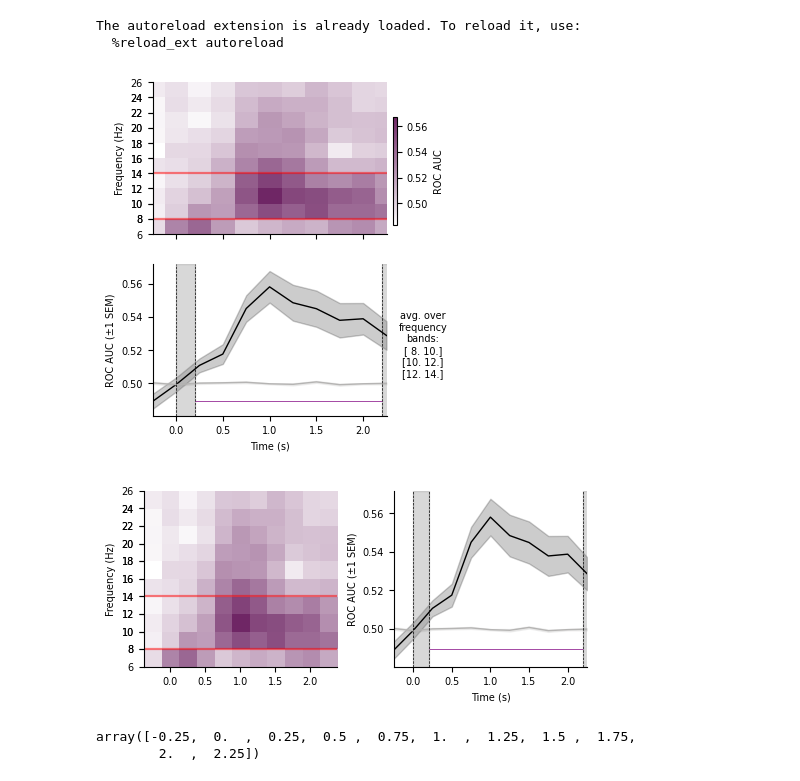
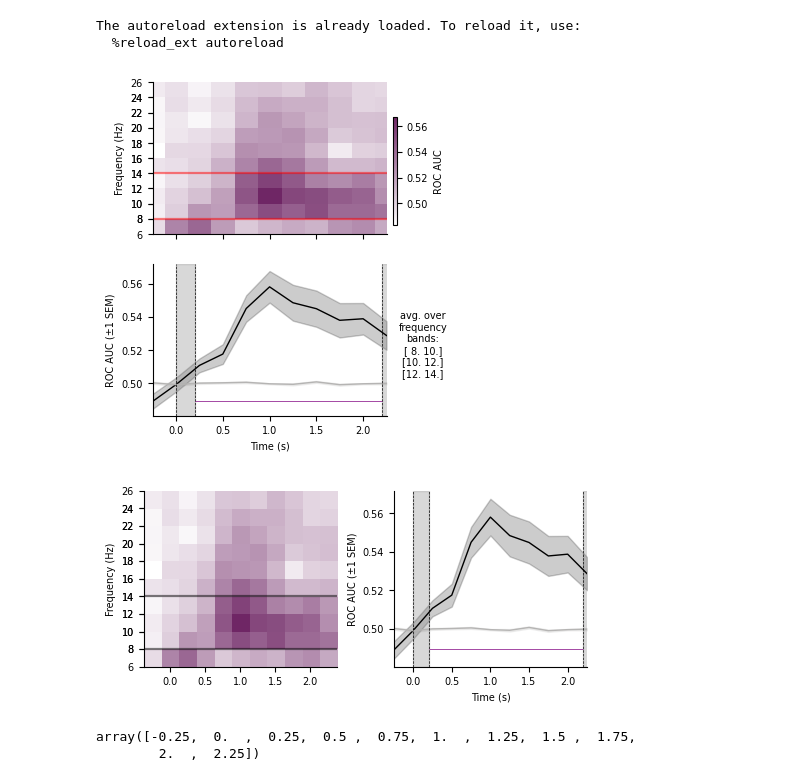
Before and after one commit to eioe/vMemEcc-Analyses, a Jupyter notebook: Analyses_Py/04.3_decoding_csp_plotters.ipynb, the cells around one changed output. Drawn from its saved outputs; the diff is of its cells as text; code cells hidden in the pictures.

```diff
--- a/Analyses_Py/04.3_decoding_csp_plotters.ipynb
+++ b/Analyses_Py/04.3_decoding_csp_plotters.ipynb
@@ -233,6 +231,9 @@ def plot_score_ts(scores_df, plt_dict, sign_clusters=[], p_lvl=0.01, scoring='ro
                  label=p_lvl_str, linewidth=0.5)
     ax.spines['top'].set_visible(False)
     ax.spines['right'].set_visible(False)
+
+    plt.setp(ax.collections, clip_on=False)
+
     # handles, labels = ax.get_legend_handles_labels()
     # n_sgn_clu = None if len(sign_clusters) <= 1 else -(len(sign_clusters)-1)
     # ax.legend(handles=handles[1:n_sgn_clu], labels=labels[1:n_sgn_clu])
@@ -487,35 +488,35 @@ freqs_formatted = '\n'.join([str(f) for f in freqs[idx_freqs_of_intr]])
 txt_ax.text(0.5*(1), 0.5*(1), f'avg. over\nfrequency\nbands:\n{freqs_formatted}',
         horizontalalignment='center',
         verticalalignment='center',
         fontsize=7, color='black',
         transform=txt_ax.transAxes)
 
 fpath = op.join(config.paths['plots'], '10_tfr_decoding')
 helpers.chkmk_dir(fpath)
 fname = op.join(fpath, 'AUC-Load_overall.pdf')
 fig.savefig(fname)
 
 
 # Figure for paper (horizontal layout, no c-bar, no text):
 fig, ax = plt.subplots(1,2, figsize=(17*0.75*cm,6*cm))
 
 im = plot_decod_image_tfr(scores_avg, conditions, times, freqs, scoring, ax[0])
 # Create version with red box around classical alpha range (8-12Hz):
 rect = mpl.patches.Rectangle((-.5, 8), 3, 6,
-                             linewidth=1.6, edgecolor='r', facecolor='none', alpha=0.5)
+                             linewidth=1.6, edgecolor='black', facecolor='none', alpha=0.5)
 ax[0].add_patch(rect)
 
 plot_score_ts(acc_df_long, plt_dict['stimon'], scoring=scoring, sign_clusters=sign_cluster_times, p_lvl=p_val_cbp, ax=ax[1])
 
 fig.tight_layout()
 
 fpath = op.join(config.paths['plots'], '10_tfr_decoding')
 helpers.chkmk_dir(fpath)
 fname = op.join(fpath, 'AUC-Load_overall_hor.pdf')
 fig.savefig(fname)
 # %% [output]
 [figure]
-[figure, old version]
+[figure, new version]
 # %%
 decod_scores = acc_df_long[acc_df_long.labels == 'All'].groupby('time').agg(
                 acc_mean=("score", np.mean),
```
Also changed, not shown: parts of 3 cells of this notebook, 1 other file.
